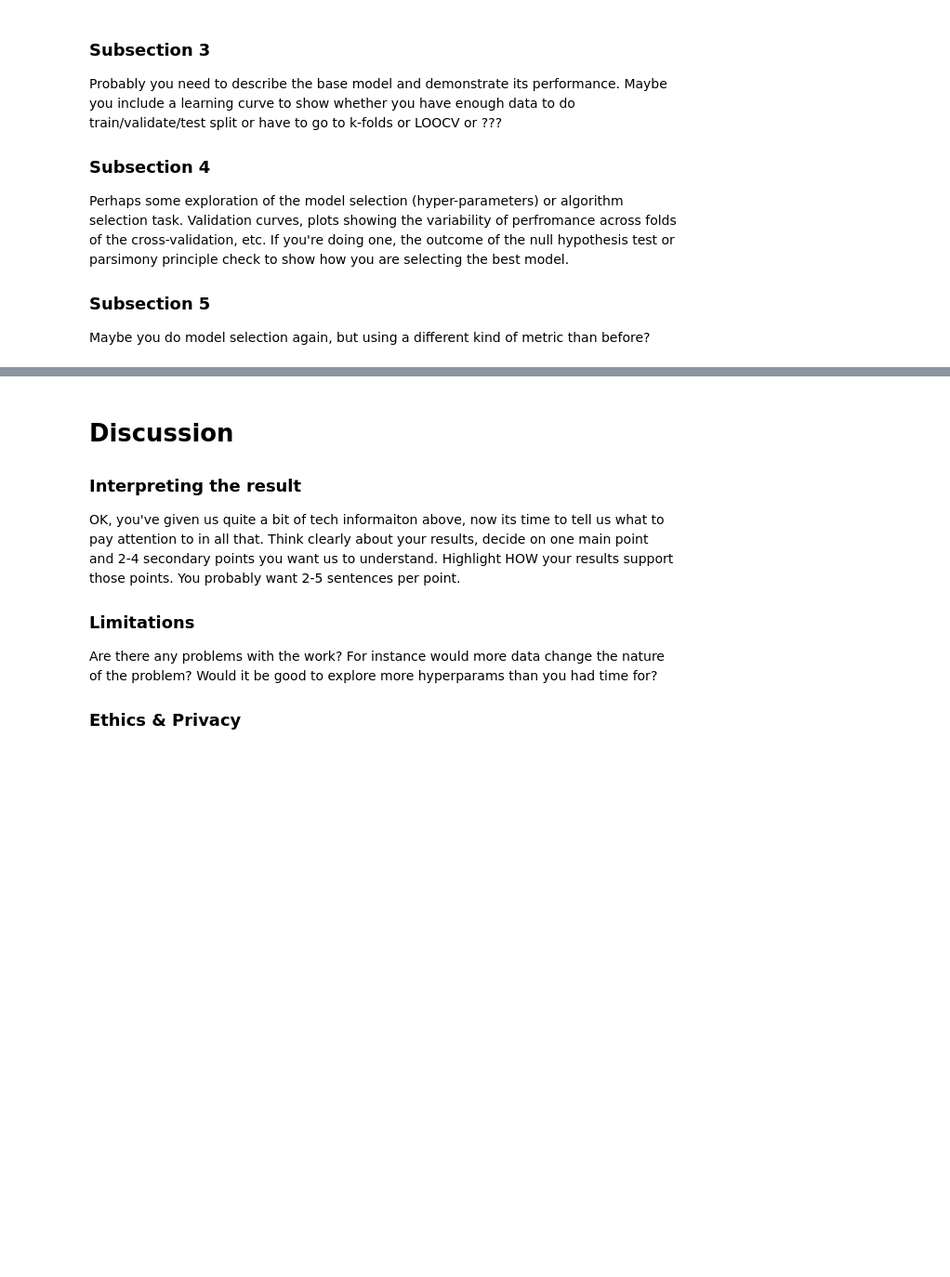
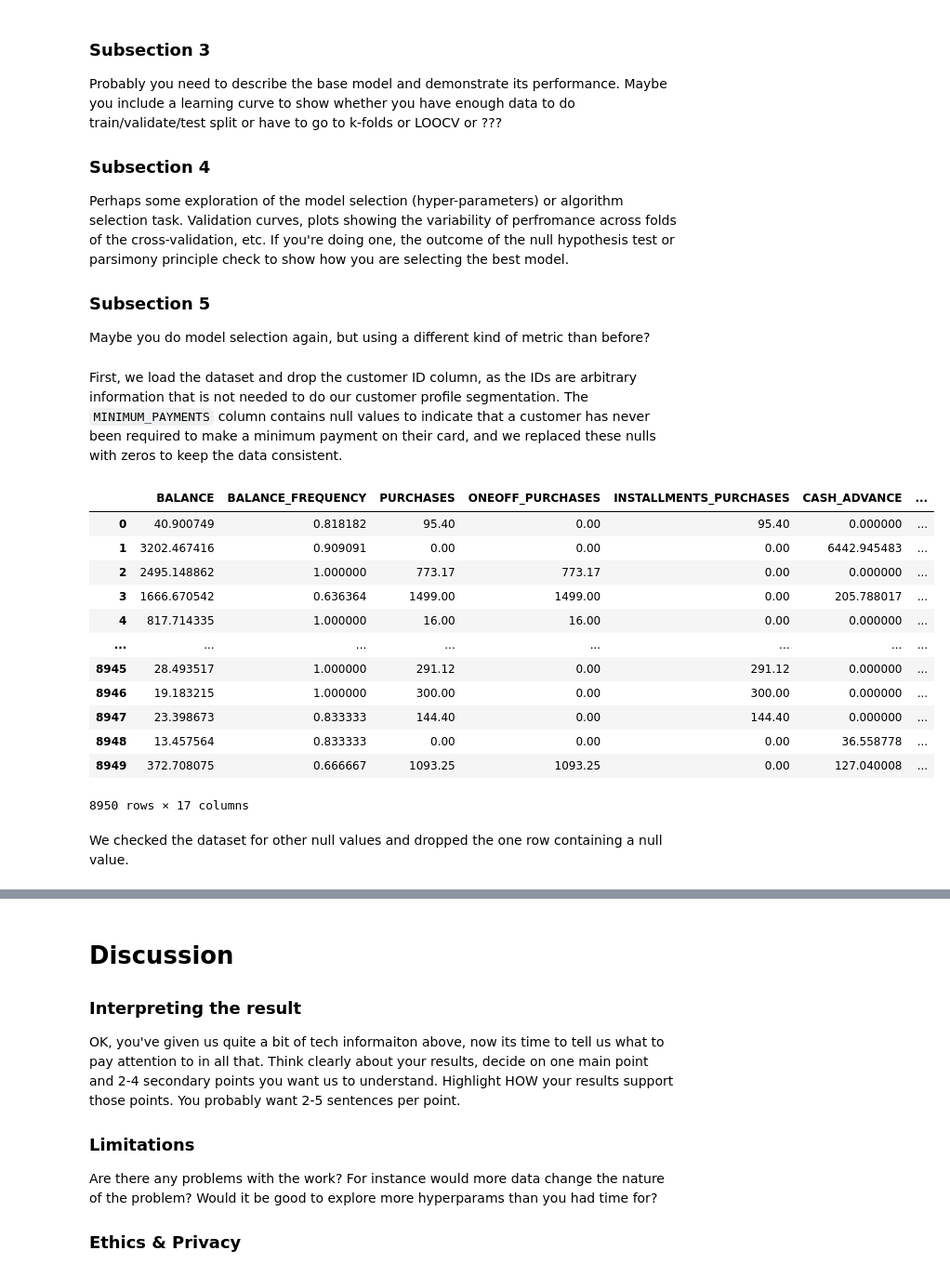
Before and after one commit to mtang24/card_clusters, a Jupyter notebook: FinalProject_Copy.ipynb, the cells around one changed output, grey strips where cells are left out. Shown: that part at 93% size. Cells and saved outputs as stored; diff of their text form; code cells hidden in the pictures; blank space fills up the shorter version.

```diff
--- a/FinalProject_Copy.ipynb
+++ b/FinalProject_Copy.ipynb
@@ -104,0 +119,27 @@ Maybe you do model selection again, but using a different kind of metric than be
+# %% [markdown]
+First, we load the dataset and drop the customer ID column, as the IDs are arbitrary information that is not needed to do our customer profile segmentation. The `MINIMUM_PAYMENTS` column contains null values to indicate that a customer has never been required to make a minimum payment on their card, and we replaced these nulls with zeros to keep the data consistent.
+# %%
+data = pd.read_csv('CreditCard_dataset.csv')
+
+#drop customer ID column
+data.drop(columns=['CUST_ID'], inplace=True)
+
+#replace null values with zeros
+data['MINIMUM_PAYMENTS'].fillna(0, inplace=True)
+data
+# %% [output]
+|  | BALANCE | BALANCE_FREQUENCY | PURCHASES | ONEOFF_PURCHASES | INSTALLMENTS_PURCHASES | CASH_ADVANCE | ... |
+| 0 | 40.900749 | 0.818182 | 95.40 | 0.00 | 95.40 | 0.000000 | ... |
+| 1 | 3202.467416 | 0.909091 | 0.00 | 0.00 | 0.00 | 6442.945483 | ... |
+| 2 | 2495.148862 | 1.000000 | 773.17 | 773.17 | 0.00 | 0.000000 | ... |
+| 3 | 1666.670542 | 0.636364 | 1499.00 | 1499.00 | 0.00 | 205.788017 | ... |
+| 4 | 817.714335 | 1.000000 | 16.00 | 16.00 | 0.00 | 0.000000 | ... |
+| ... | ... | ... | ... | ... | ... | ... | ... |
+| 8945 | 28.493517 | 1.000000 | 291.12 | 0.00 | 291.12 | 0.000000 | ... |
+| 8946 | 19.183215 | 1.000000 | 300.00 | 0.00 | 300.00 | 0.000000 | ... |
+| 8947 | 23.398673 | 0.833333 | 144.40 | 0.00 | 144.40 | 0.000000 | ... |
+| 8948 | 13.457564 | 0.833333 | 0.00 | 0.00 | 0.00 | 36.558778 | ... |
+| 8949 | 372.708075 | 0.666667 | 1093.25 | 1093.25 | 0.00 | 127.040008 | ... |
+8950 rows × 17 columns
+# %% [markdown]
+We checked the dataset for other null values and dropped the one row containing a null value.
```
Also changed, not shown: parts of 9 cells of this notebook.
